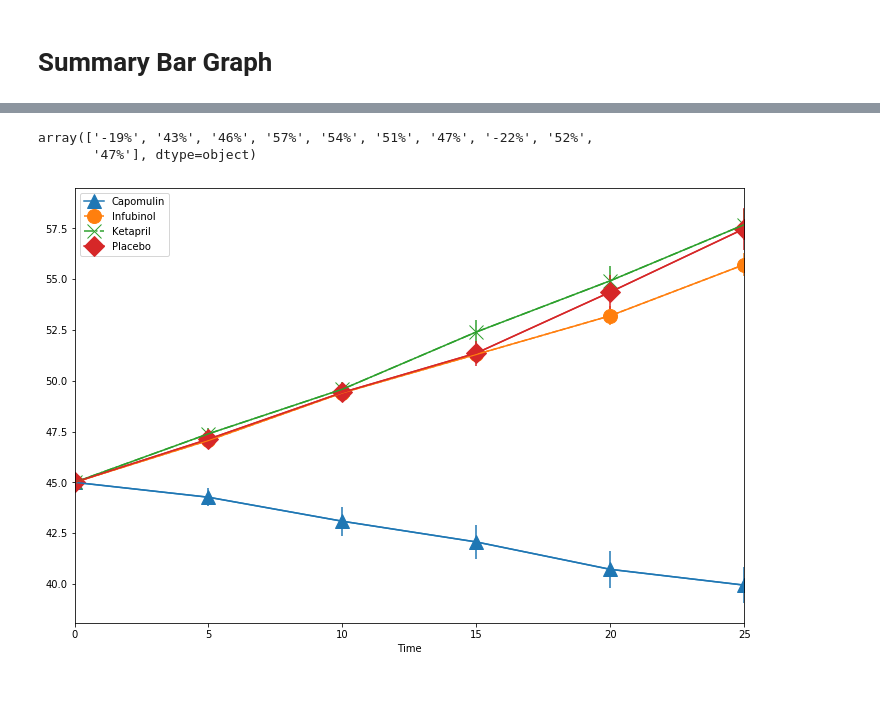
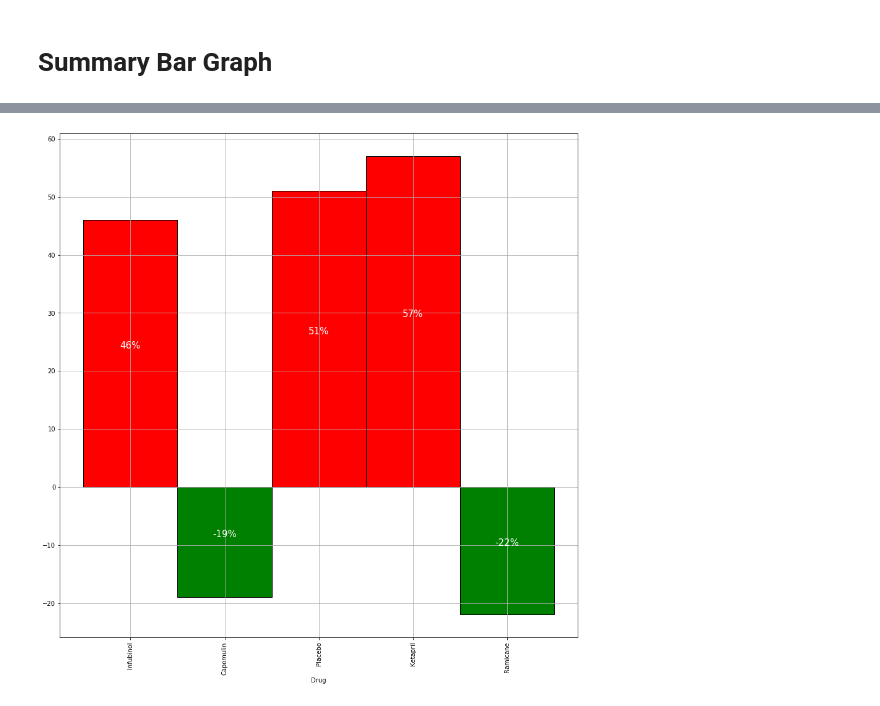
Before and after one commit to gabprado/matplotlib-challenge, a Jupyter notebook: Pymaceuticals/Pymaceuticals.ipynb, the cells around one changed output, grey strips where cells are left out. Drawn from its saved outputs; the diff is of its cells as text; code cells hidden in the pictures.

Commit message:
add labels on plot 4

```diff
--- a/Pymaceuticals/Pymaceuticals.ipynb
+++ b/Pymaceuticals/Pymaceuticals.ipynb
@@ -175,4 +175,4 @@ plt.show()
 # %% [markdown]
 # Summary Bar Graph
 # %%
-drug_effect = ((pivottbl.iloc[-1] - pivottbl.iloc[0]) / pivottbl.iloc[0]) *100
+drug_effect = (((pivottbl.iloc[-1] - pivottbl.iloc[0]) / pivottbl.iloc[0]) *100).astype("int64")
@@ -187,33 +179,19 @@ Text(5, 0, '33')
-# %%
-drug_effect.map("{0:.0f}%".format).values
-# %% [output]
-array(['-19%', '43%', '46%', '57%', '54%', '51%', '47%', '-22%', '52%',
-       '47%'], dtype=object)
-# %%
-#create your sample data
-df = pd.DataFrame({
-'Time': [0, 5, 10, 15, 20, 25],
-'Capomulin': [45.0, 44.26608641544399, 43.08429058188399, 42.06431734681251, 40.71632532212173, 39.93952782686818],
-'Infubinol': [45.0, 47.062001033088, 49.40390857087143, 51.29639655633334, 53.19769093422999, 55.71525236228889],
-'Ketapril': [45.0, 47.38917452114348, 49.582268974622714, 52.39997374321578, 54.92093473734737, 57.678981717731574],
-'Placebo': [45.0, 47.125589188437495, 49.42332947868749, 51.35974169802999, 54.36441702681052, 57.48257374394706]})
-df.set_index('Time', inplace=True)
-
-errors = pd.DataFrame({
-'Time': [0, 5, 10, 15, 20, 25],
-'Capomulin': [0.0, 0.44859285020103756, 0.7026843745238932, 0.8386172472985688, 0.9097306924832056, 0.8816421535181787],
-'Infubinol': [0.0, 0.23510230430767506, 0.2823459146215716, 0.35770500497539054, 0.4762095134790833, 0.5503145721542003],
-'Ketapril': [0.0, 0.26481852016728674, 0.35742125637213723, 0.5802679659678779, 0.7264838239834724, 0.7554127528910378],
-'Placebo': [0.0, 0.21809078325219497, 0.40206380730509245, 0.6144614435805993, 0.8396091719248746, 1.0348719877946384]})
-errors.set_index('Time', inplace=True)
-
-#plot error bars
-ax = df.plot(figsize=(12,8), yerr = errors, legend = False)
-#reset color cycle so that the marker colors match
-ax.set_prop_cycle(None)
-#plot the markers
-df.plot(figsize=(12,8), style=['^-', 'o--', 'x-.', 'D-'], markersize=14, ax = ax)
-
-plt.show()
-# %% [output]
-[figure, removed]
+# %%
+labels=drug_effect.map("{0:.0f}%".format).values
+mask = drug_effect[cols] <= 0
+colors = np.array(['r']*len(drug_effect[cols]))
+colors[mask.values] = "g"
+ax= drug_effect[cols].plot.bar(figsize=(15,15),color = colors,width= 1, edgecolor="k", grid = True)
+
+
+def autolabel(rects, ax):
+    for rect in rects:
+        x = rect.get_x() + rect.get_width()/2.
+        y = rect.get_height()
+        ax.annotate("{}%".format(y), (x,(y/2)), xytext=(0,5), textcoords="offset points",
+                    ha='center', va='bottom', color = "w", fontsize = 15)
+
+autolabel(ax.patches,ax)
+plt.show()
+# %% [output]
+[figure, added]
```
Also changed, not shown: parts of 1 cell of this notebook.
